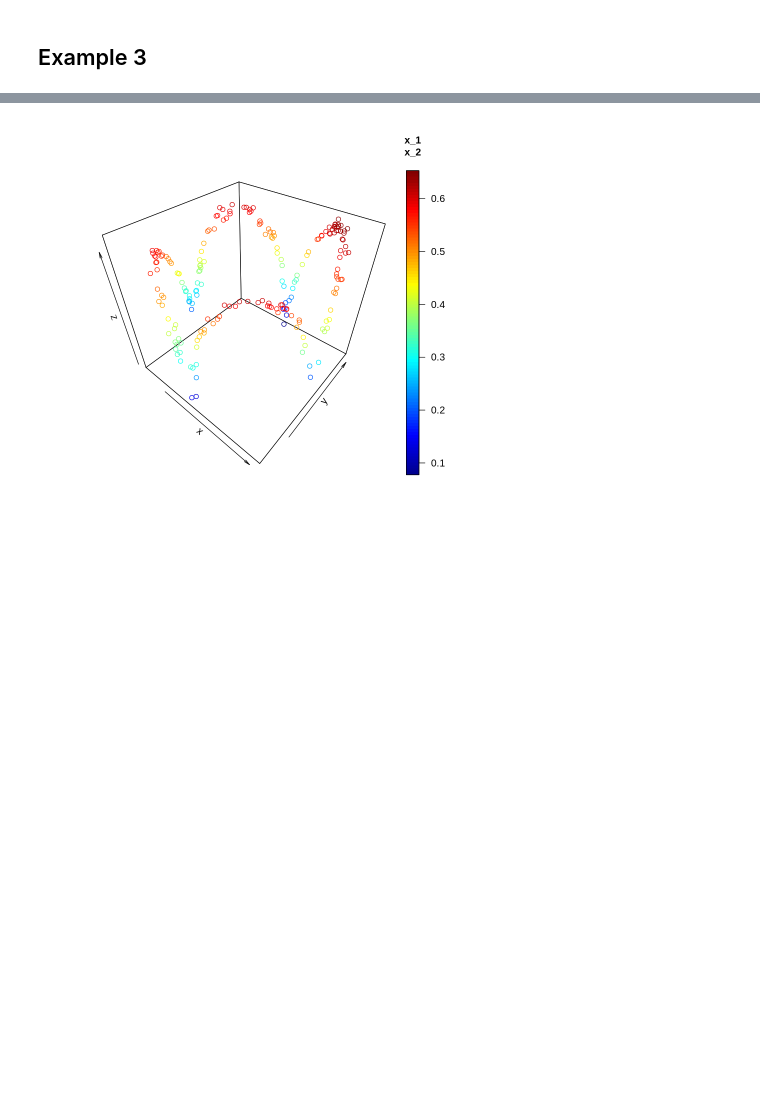
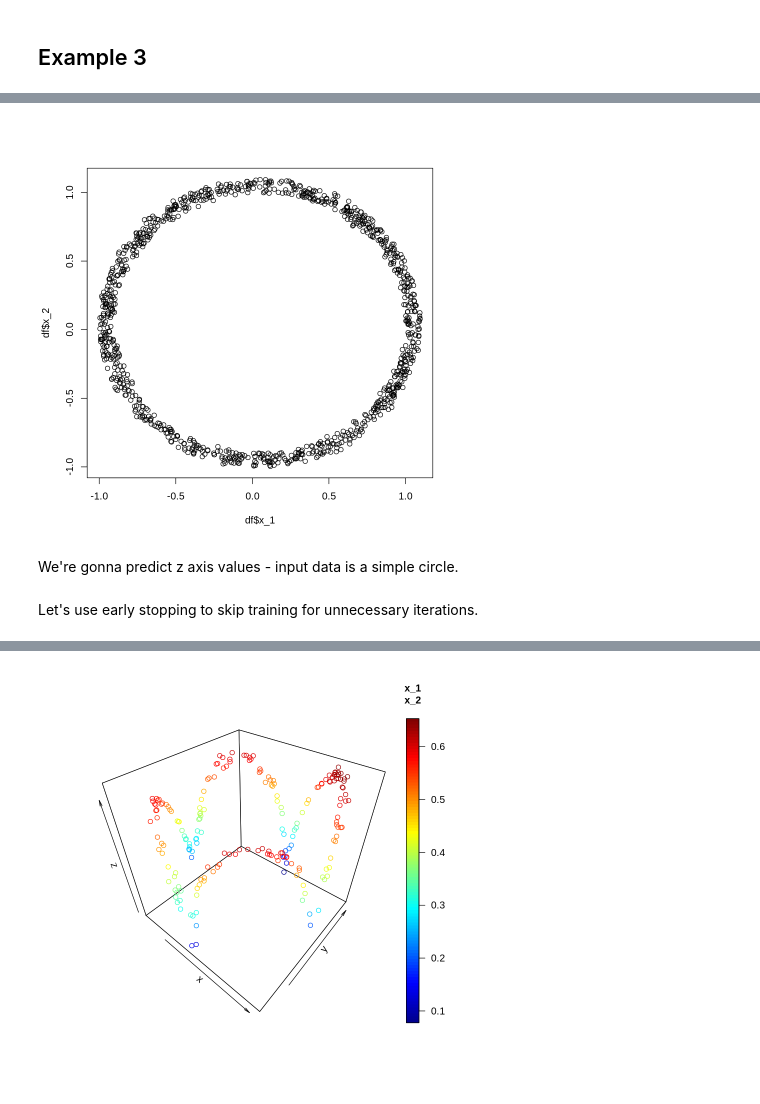
Before and after one commit to Griphu/WhyR_Turkey_2022, a Jupyter notebook: Why_R__Turkey_2022_Webinar__Deep_Learning_using_R.ipynb, the cells around one changed output, grey strips where cells are left out. Cells and saved outputs as stored; diff of their text form; code cells hidden in the pictures; blank space fills up the shorter version.

```diff
--- a/Why_R__Turkey_2022_Webinar__Deep_Learning_using_R.ipynb
+++ b/Why_R__Turkey_2022_Webinar__Deep_Learning_using_R.ipynb
@@ -387,3 +384,9 @@ scatter3D(df$x_1, df$x_2, df$y, clab = c("x_1", "x_2"), colvar = NULL)
+# %%
+plot(df$x_1, df$x_2)
+# %% [output]
+[figure, added]
+# %% [markdown]
+We're gonna predict z axis values - input data is a simple circle.
 # %%
 df = split_data(df)
 # %%
@@ -413,6 +416,8 @@ model %>%
     optimizer = optimizer_adam(learning_rate = 0.001),
     metrics = list("mean_absolute_error")
   )
+# %% [markdown]
+Let's use early stopping to skip training for unnecessary iterations.
 # %%
 early_stop = callback_early_stopping(
       monitor = "val_loss",
```
Also changed, not shown: parts of 35 cells of this notebook, 1 other file.
